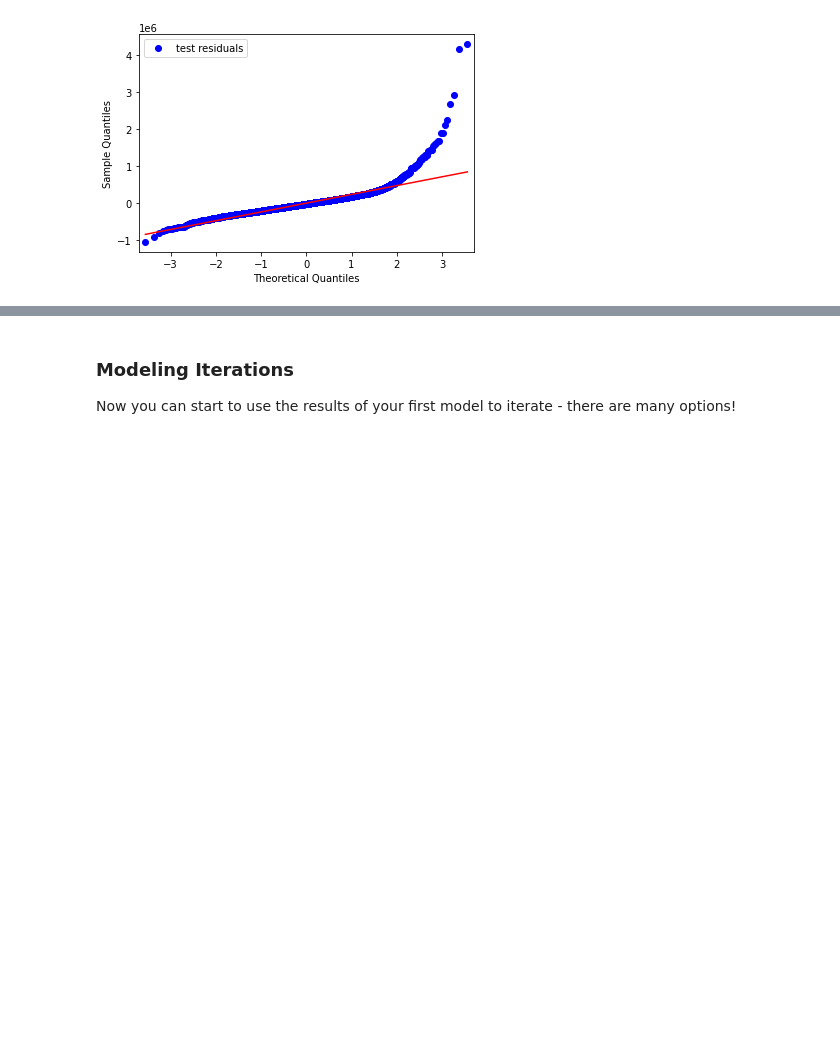
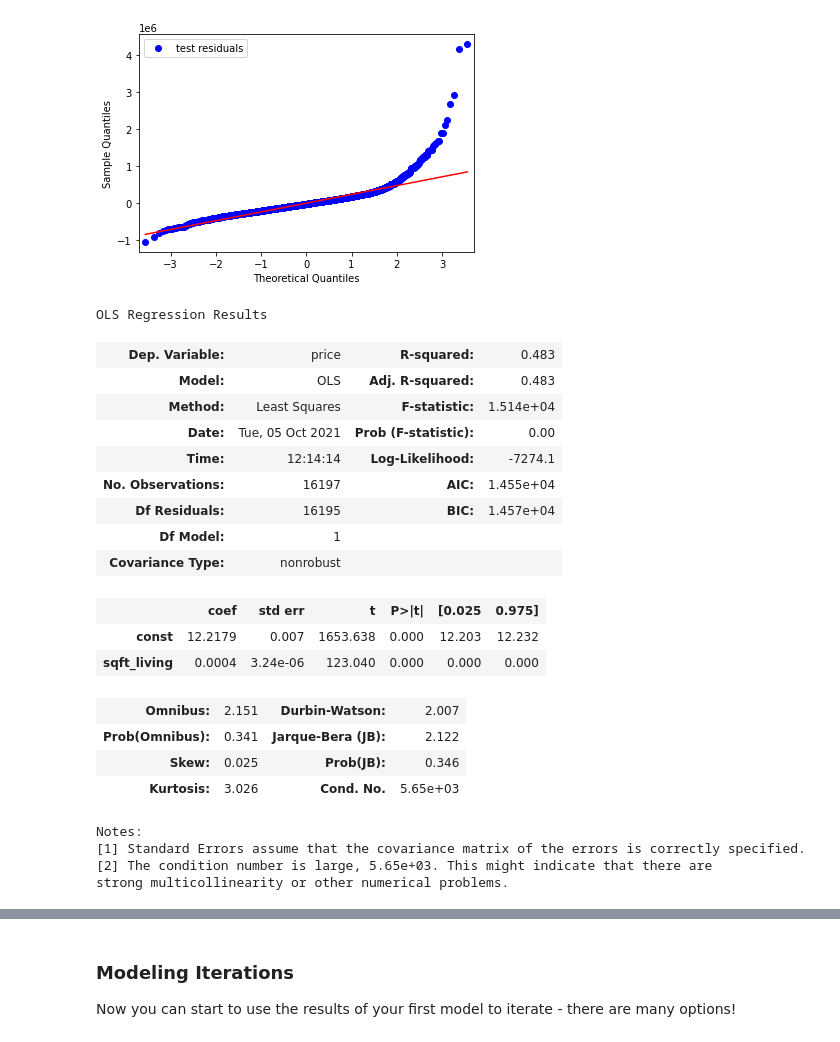
Before and after one commit to garrettwilliams90/Housing_Analysis, a Jupyter notebook: TeamBrass.ipynb, the cells around one changed output, grey strips where cells are left out. Saved outputs shown, nothing was run; the diff lists cells and outputs as text; code cells hidden in the pictures; blank space fills up the shorter version.

```diff
--- a/TeamBrass.ipynb
+++ b/TeamBrass.ipynb
@@ -835,3 +835,30 @@ Train MAE: $171,964.83
 [figure]
 [figure]
 [figure]
+# %%
+logged_fsm_y_train= np.log(y_train)
+logged_fsm_y_test = np.log(y_test)
+fsm_logged = sm.OLS(logged_fsm_y_train, sm.add_constant(fsm_X_train)).fit()
+fsm_logged.summary()
+# %% [output]
+OLS Regression Results
+| Dep. Variable: | price | R-squared: | 0.483 |
+| Model: | OLS | Adj. R-squared: | 0.483 |
+| Method: | Least Squares | F-statistic: | 1.514e+04 |
+| Date: | Tue, 05 Oct 2021 | Prob (F-statistic): | 0.00 |
+| Time: | 12:14:14 | Log-Likelihood: | -7274.1 |
+| No. Observations: | 16197 | AIC: | 1.455e+04 |
+| Df Residuals: | 16195 | BIC: | 1.457e+04 |
+| Df Model: | 1 |  |  |
+| Covariance Type: | nonrobust |  |  |
+|  | coef | std err | t | P>|t| | [0.025 | 0.975] |
+| const | 12.2179 | 0.007 | 1653.638 | 0.000 | 12.203 | 12.232 |
+| sqft_living | 0.0004 | 3.24e-06 | 123.040 | 0.000 | 0.000 | 0.000 |
+| Omnibus: | 2.151 | Durbin-Watson: | 2.007 |
+| Prob(Omnibus): | 0.341 | Jarque-Bera (JB): | 2.122 |
+| Skew: | 0.025 | Prob(JB): | 0.346 |
+| Kurtosis: | 3.026 | Cond. No. | 5.65e+03 |
+Notes:
+[1] Standard Errors assume that the covariance matrix of the errors is correctly specified.
+[2] The condition number is large, 5.65e+03. This might indicate that there are
+strong multicollinearity or other numerical problems.
```
Also changed, not shown: parts of 4 cells of this notebook.
